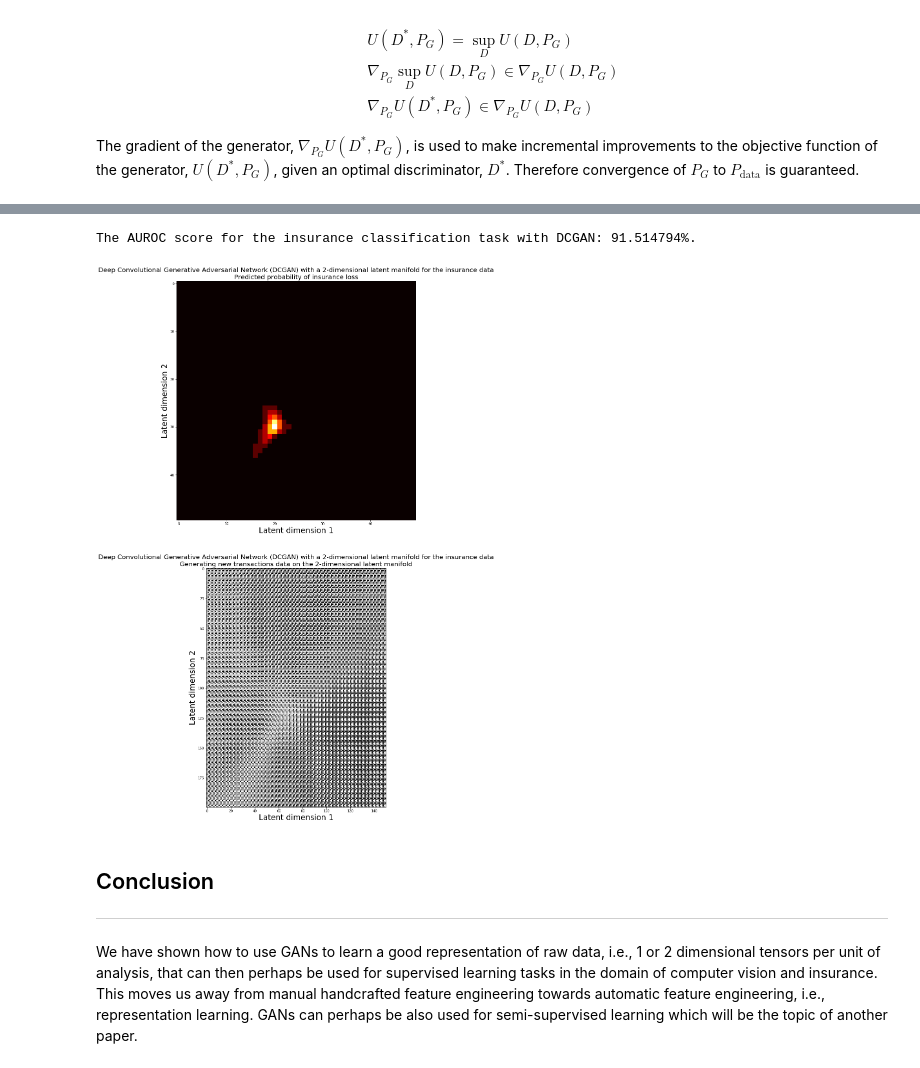
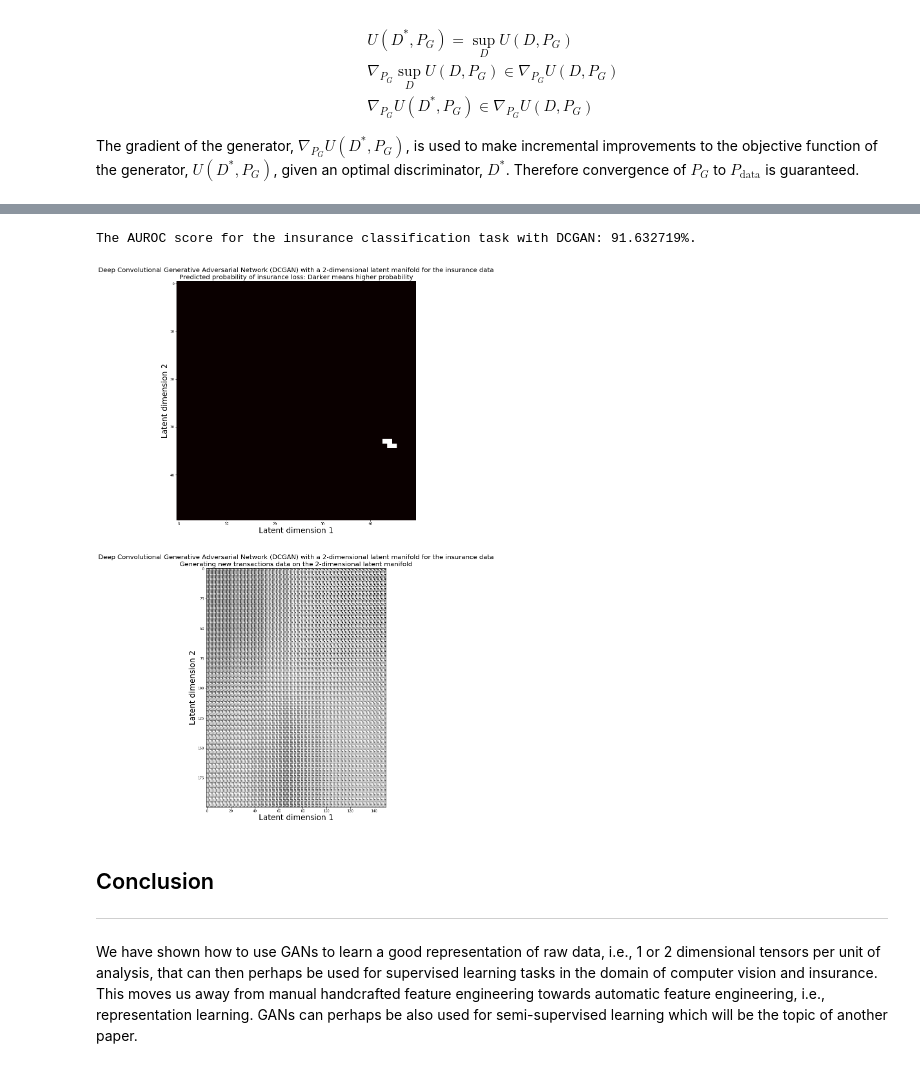
Before and after one commit to hamaadshah/gan_deeplearning4j, a Jupyter notebook: Python/gan.ipynb, the cells around one changed output, grey strips where cells are left out. Saved outputs shown, nothing was run; the diff lists cells and outputs as text; code cells hidden in the pictures.

Commit message:
Added insurance example.

```diff
--- a/Python/gan.ipynb
+++ b/Python/gan.ipynb
@@ -427,42 +427,42 @@ np.savetxt(fname=dl4j_res_path + "insurance_test.csv",
            header="")
 # %%
 output_path = "/Users/samson/Projects/gan_deeplearning4j/outputs/insurance/"
-out_feat = pd.read_csv(filepath_or_buffer=output_path + "insurance_test_predictions_180.csv",
+out_feat = pd.read_csv(filepath_or_buffer=output_path + "insurance_test_predictions_5000.csv",
                        header=None)
 auroc_dcgan_ins = roc_auc_score(y_true=y_test,
                                 y_score=out_feat,
                                 average="weighted")
 print("The AUROC score for the insurance classification task with DCGAN: %.6f%%." % (auroc_dcgan_ins * 100))
 # %% [output]
-The AUROC score for the insurance classification task with DCGAN: 91.514794%.
+The AUROC score for the insurance classification task with DCGAN: 91.632719%.
 # %%
-out = pd.read_csv(filepath_or_buffer=output_path + "insurance_out_180.csv", header=None)
-out_pred = pd.read_csv(filepath_or_buffer=output_path + "insurance_out_pred_180.csv", header=None)
+out = pd.read_csv(filepath_or_buffer=output_path + "insurance_out_5000.csv", header=None)
+out_pred = pd.read_csv(filepath_or_buffer=output_path + "insurance_out_pred_5000.csv", header=None)
 
 n = 50
 figure = np.zeros((n_time_periods * n, n_transaction_types * n))
 plot_preds = np.zeros((n, n))
 counter = 0
 for i in range(n):
     for j in range(n):
         figure[i * n_time_periods: (i + 1) * n_time_periods, j * n_transaction_types: (j + 1) * n_transaction_types] = out.iloc[counter].reshape(n_time_periods, n_transaction_types)
         plot_preds[i: (i + 1), j: (j + 1)] = out_pred.iloc[counter]
         counter = counter + 1
 
 fig = plt.figure(figsize=(20, 30))
 fig.add_subplot(2, 1, 1)
 plt.imshow(plot_preds, cmap="hot_r")
-plt.title("Deep Convolutional Generative Adversarial Network (DCGAN) with a 2-dimensional latent manifold for the insurance data\nPredicted probability of insurance loss", fontsize=20)
+plt.title("Deep Convolutional Generative Adversarial Network (DCGAN) with a 2-dimensional latent manifold for the insurance data\nPredicted probability of insurance loss: Darker means higher probability", fontsize=20)
 plt.xlabel("Latent dimension 1", fontsize=24)
 plt.ylabel("Latent dimension 2", fontsize=24)
 fig.add_subplot(2, 1, 2)
 plt.imshow(figure, cmap="Greys")
 plt.title("Deep Convolutional Generative Adversarial Network (DCGAN) with a 2-dimensional latent manifold for the insurance data\nGenerating new transactions data on the 2-dimensional latent manifold", fontsize=20)
 plt.xlabel("Latent dimension 1", fontsize=24)
 plt.ylabel("Latent dimension 2", fontsize=24)
 plt.savefig(fname="DCGAN_Generated_Lattices.png")
 # %% [output]
-[figure, old version]
+[figure, new version]
 # %% [markdown]
 ## Conclusion
 
```
Also changed, not shown: parts of 7 cells of this notebook, 2 other files.
